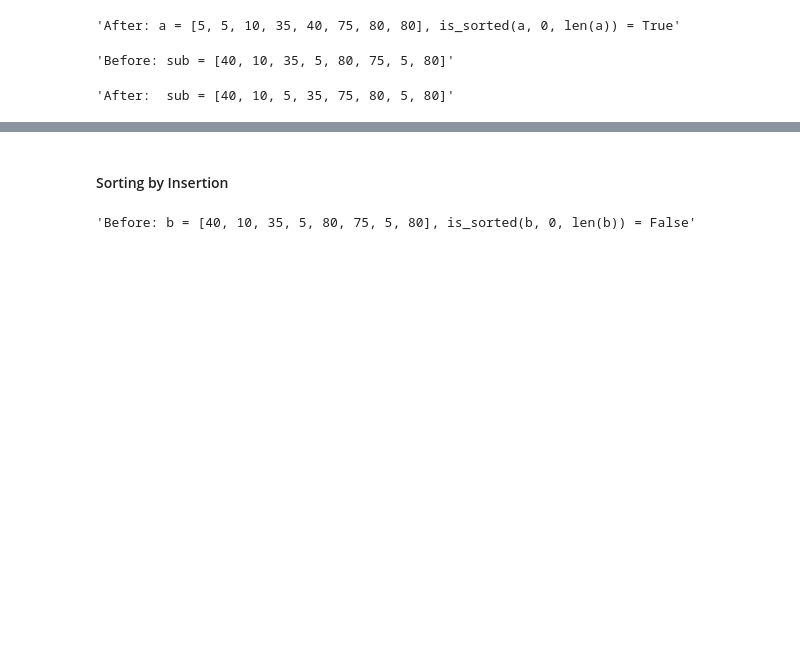
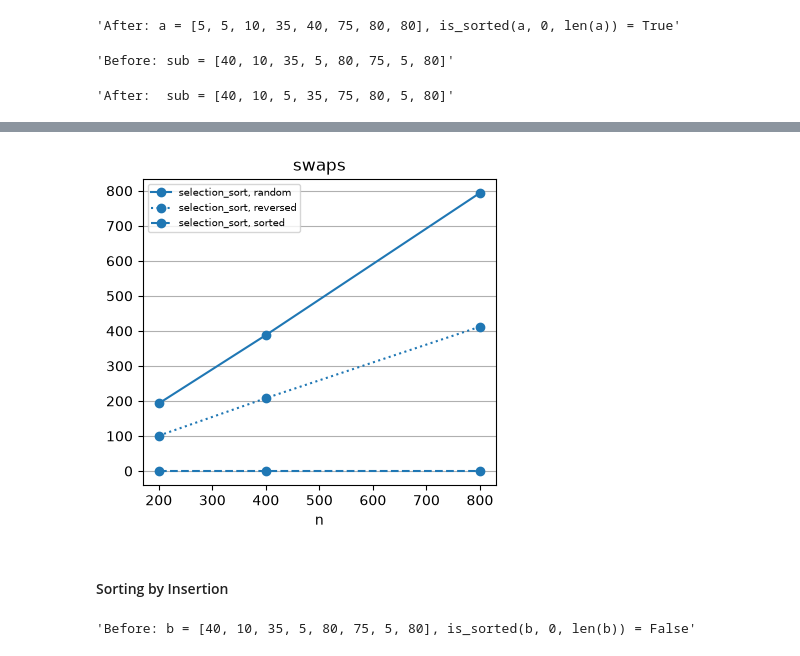
Before and after one commit to gophry/programming-first-principles, a Jupyter notebook: nbs/02_sequences/04_sorting/03_sort-101.ipynb, the cells around one changed output, grey strips where cells are left out. Drawn from its saved outputs; the diff is of its cells as text; code cells hidden in the pictures; blank space fills up the shorter version.

Commit message:
selection and insertion cost examples

```diff
--- a/nbs/02_sequences/04_sorting/03_sort-101.ipynb
+++ b/nbs/02_sequences/04_sorting/03_sort-101.ipynb
@@ -39,0 +54,3 @@ f'After:  {sub = }'
+# %%
+sel = Cost(repeats=3, sizes=(200, 400, 800))
+sel.scale(selection_sort, operations=('comparisons', 'swaps', 'ms'))
@@ -40,3 +68,7 @@ f'After:  {sub = }'
+# %%
+sel.plot('swaps')
+# %% [output]
+[figure, added]
 # %% [markdown]
 #### Sorting by Insertion
 # %%
```
Also changed, not shown: parts of 8 cells of this notebook, 2 other files.
